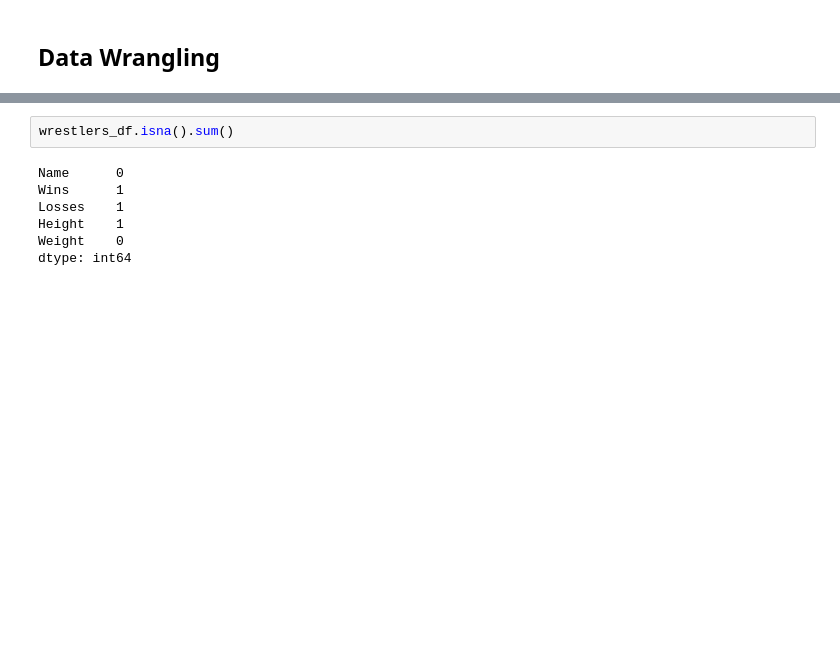
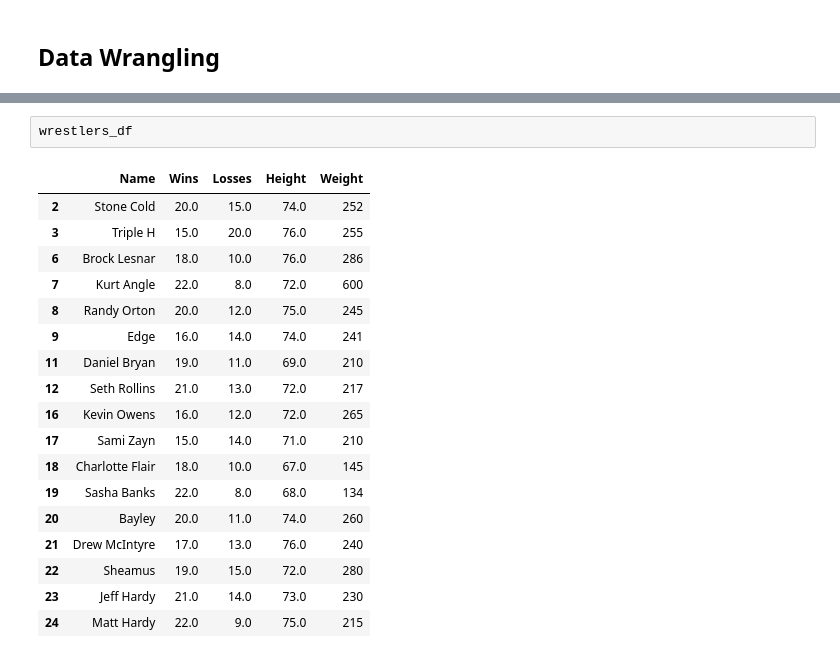
Before and after one commit to SrivathsaNadig/Analytics-Practice, a Jupyter notebook: Analytics Wrestler Data/Part2/Wrestler Dataset.ipynb, the cells around one changed output, grey strips where cells are left out. Drawn from its saved outputs; the diff is of its cells as text; blank space fills up the shorter version.

```diff
--- a/Analytics Wrestler Data/Part2/Wrestler Dataset.ipynb
+++ b/Analytics Wrestler Data/Part2/Wrestler Dataset.ipynb
@@ -203,10 +210,22 @@ wrestlers_df.describe().T
 # %%
-wrestlers_df.isna().sum()
+wrestlers_df
 # %% [output]
-Name      0
-Wins      1
-Losses    1
-Height    1
-Weight    0
-dtype: int64
+|  | Name | Wins | Losses | Height | Weight |
+| 2 | Stone Cold | 20.0 | 15.0 | 74.0 | 252 |
+| 3 | Triple H | 15.0 | 20.0 | 76.0 | 255 |
+| 6 | Brock Lesnar | 18.0 | 10.0 | 76.0 | 286 |
+| 7 | Kurt Angle | 22.0 | 8.0 | 72.0 | 600 |
+| 8 | Randy Orton | 20.0 | 12.0 | 75.0 | 245 |
+| 9 | Edge | 16.0 | 14.0 | 74.0 | 241 |
+| 11 | Daniel Bryan | 19.0 | 11.0 | 69.0 | 210 |
+| 12 | Seth Rollins | 21.0 | 13.0 | 72.0 | 217 |
+| 16 | Kevin Owens | 16.0 | 12.0 | 72.0 | 265 |
+| 17 | Sami Zayn | 15.0 | 14.0 | 71.0 | 210 |
+| 18 | Charlotte Flair | 18.0 | 10.0 | 67.0 | 145 |
+| 19 | Sasha Banks | 22.0 | 8.0 | 68.0 | 134 |
+| 20 | Bayley | 20.0 | 11.0 | 74.0 | 260 |
+| 21 | Drew McIntyre | 17.0 | 13.0 | 76.0 | 240 |
+| 22 | Sheamus | 19.0 | 15.0 | 72.0 | 280 |
+| 23 | Jeff Hardy | 21.0 | 14.0 | 73.0 | 230 |
+| 24 | Matt Hardy | 22.0 | 9.0 | 75.0 | 215 |
 # %%
```
Also changed, not shown: parts of 8 cells of this notebook.
